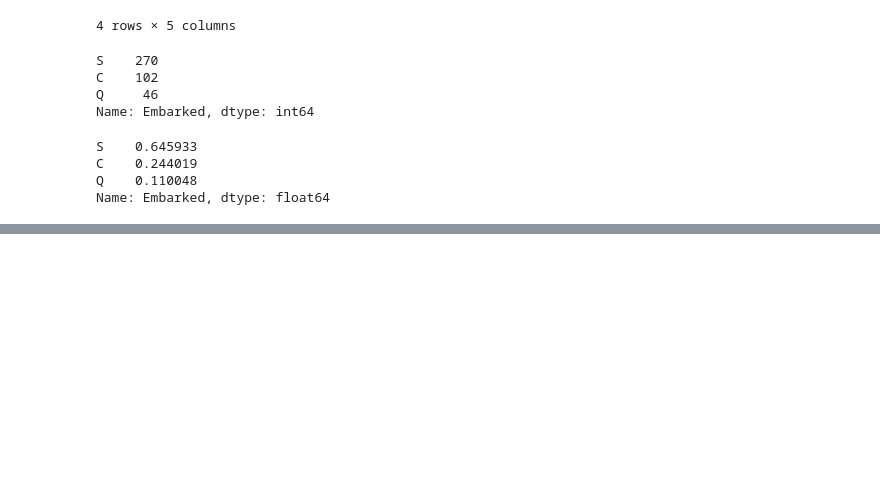
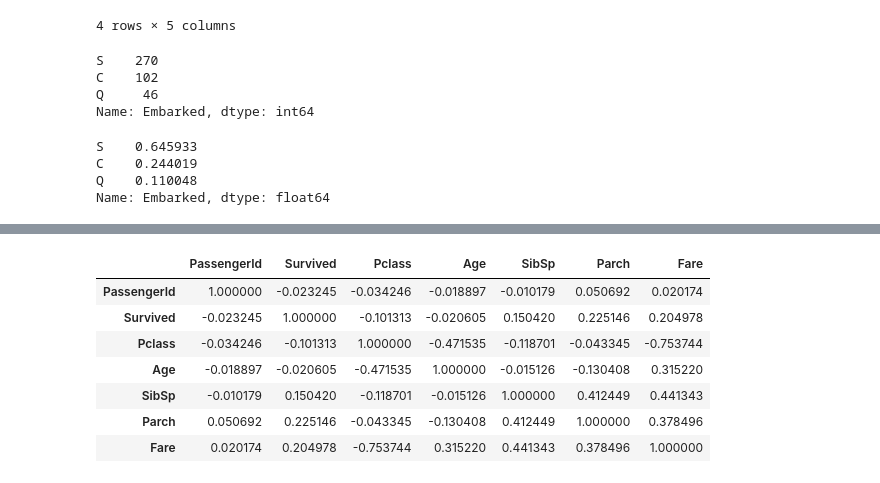
Before and after one commit to MouhtaramSoufiane/Projets-Machine-Learning, a Jupyter notebook: TITANIC_ANALYSE_DATA.ipynb, the cells around one changed output, grey strips where cells are left out. Cells and saved outputs as stored; diff of their text form; code cells hidden in the pictures; blank space fills up the shorter version.

```diff
--- a/TITANIC_ANALYSE_DATA.ipynb
+++ b/TITANIC_ANALYSE_DATA.ipynb
@@ -9,6 +69,6 @@ titanic_dataset=pd.read_csv("tested.csv")
 # %%
 #display max columns
-pd.options.display.max_columns=3
+pd.options.display.max_columns=12
 # %%
 #show the first 5 rows
 titanic_dataset.head(3)
@@ -199,0 +320,14 @@ plt.show()
+# %%
+#Correlation between variables data
+
+confusion_matrix=titanic_dataset.corr(method='spearman')
+confusion_matrix
+# %% [output]
+|  | PassengerId | Survived | Pclass | Age | SibSp | Parch | Fare |
+| PassengerId | 1.000000 | -0.023245 | -0.034246 | -0.018897 | -0.010179 | 0.050692 | 0.020174 |
+| Survived | -0.023245 | 1.000000 | -0.101313 | -0.020605 | 0.150420 | 0.225146 | 0.204978 |
+| Pclass | -0.034246 | -0.101313 | 1.000000 | -0.471535 | -0.118701 | -0.043345 | -0.753744 |
+| Age | -0.018897 | -0.020605 | -0.471535 | 1.000000 | -0.015126 | -0.130408 | 0.315220 |
+| SibSp | -0.010179 | 0.150420 | -0.118701 | -0.015126 | 1.000000 | 0.412449 | 0.441343 |
+| Parch | 0.050692 | 0.225146 | -0.043345 | -0.130408 | 0.412449 | 1.000000 | 0.378496 |
+| Fare | 0.020174 | 0.204978 | -0.753744 | 0.315220 | 0.441343 | 0.378496 | 1.000000 |
```
Also changed, not shown: parts of 14 cells of this notebook.
